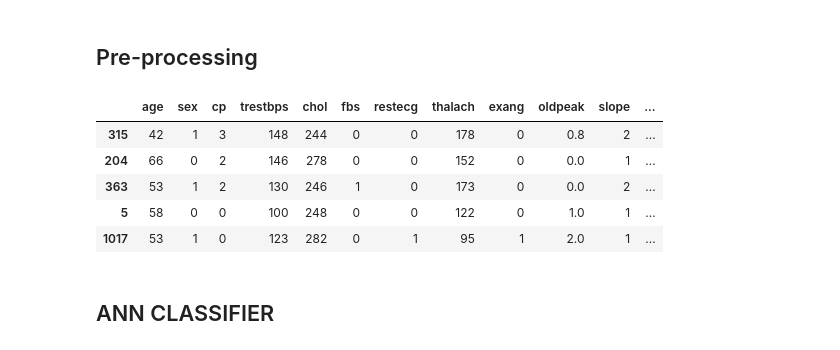
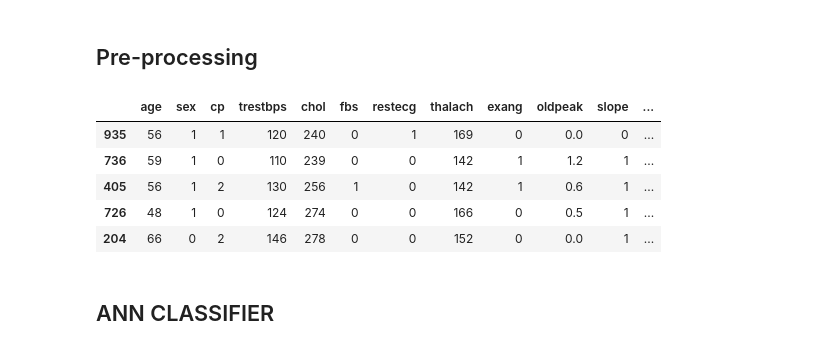
Before and after one commit to RedMarcher/ML-Project, a Jupyter notebook: model/ANN.ipynb, the cells around one changed output. Drawn from its saved outputs; the diff is of its cells as text; code cells hidden in the pictures.

```diff
--- a/model/ANN.ipynb
+++ b/model/ANN.ipynb
@@ -10,7 +13,7 @@ from sklearn.metrics import accuracy_score              # To evaluate performanc
 # %% [markdown]
 ## Data piped from CSV
 # %%
-DATA_PATH = './data/'
+DATA_PATH = '../data/'
 file_name = 'heart_og.csv'
 
 
@@ -32,17 +35,17 @@ heart_og_df.head()
 # %%
 y = heart_og_df["target"]
 X = heart_og_df.drop('target',axis=1)
 
-X_train, X_test, y_train, y_test = train_test_split(X, y, test_size=0.20, random_state = 0)
+X_train, X_test, y_train, y_test = train_test_split(X, y, test_size=0.3, random_state = 21)
 #first xtrain rows
 X_train.head()
 # %% [output]
 |  | age | sex | cp | trestbps | chol | fbs | restecg | thalach | exang | oldpeak | slope | ... |
-| 315 | 42 | 1 | 3 | 148 | 244 | 0 | 0 | 178 | 0 | 0.8 | 2 | ... |
+| 935 | 56 | 1 | 1 | 120 | 240 | 0 | 1 | 169 | 0 | 0.0 | 0 | ... |
+| 736 | 59 | 1 | 0 | 110 | 239 | 0 | 0 | 142 | 1 | 1.2 | 1 | ... |
+| 405 | 56 | 1 | 2 | 130 | 256 | 1 | 0 | 142 | 1 | 0.6 | 1 | ... |
+| 726 | 48 | 1 | 0 | 124 | 274 | 0 | 0 | 166 | 0 | 0.5 | 1 | ... |
 | 204 | 66 | 0 | 2 | 146 | 278 | 0 | 0 | 152 | 0 | 0.0 | 1 | ... |
-| 363 | 53 | 1 | 2 | 130 | 246 | 1 | 0 | 173 | 0 | 0.0 | 2 | ... |
-| 5 | 58 | 0 | 0 | 100 | 248 | 0 | 0 | 122 | 0 | 1.0 | 1 | ... |
-| 1017 | 53 | 1 | 0 | 123 | 282 | 0 | 1 | 95 | 1 | 2.0 | 1 | ... |
 # %%
 ##Scaling
 scalar = StandardScaler()
```
Also changed, not shown: parts of 5 cells of this notebook, 5 other files.
